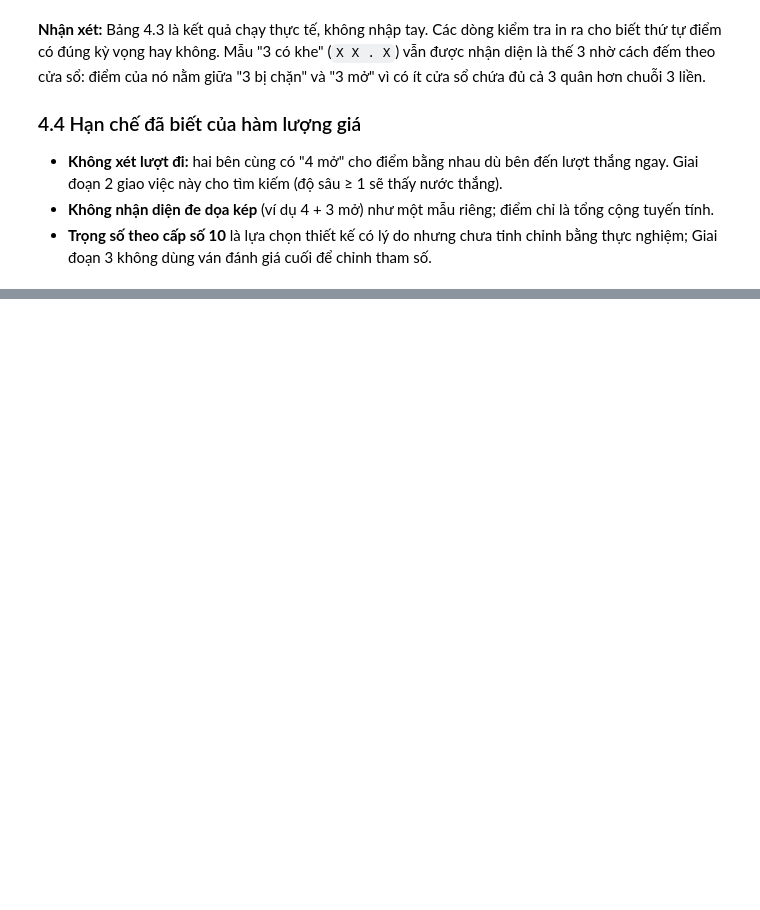
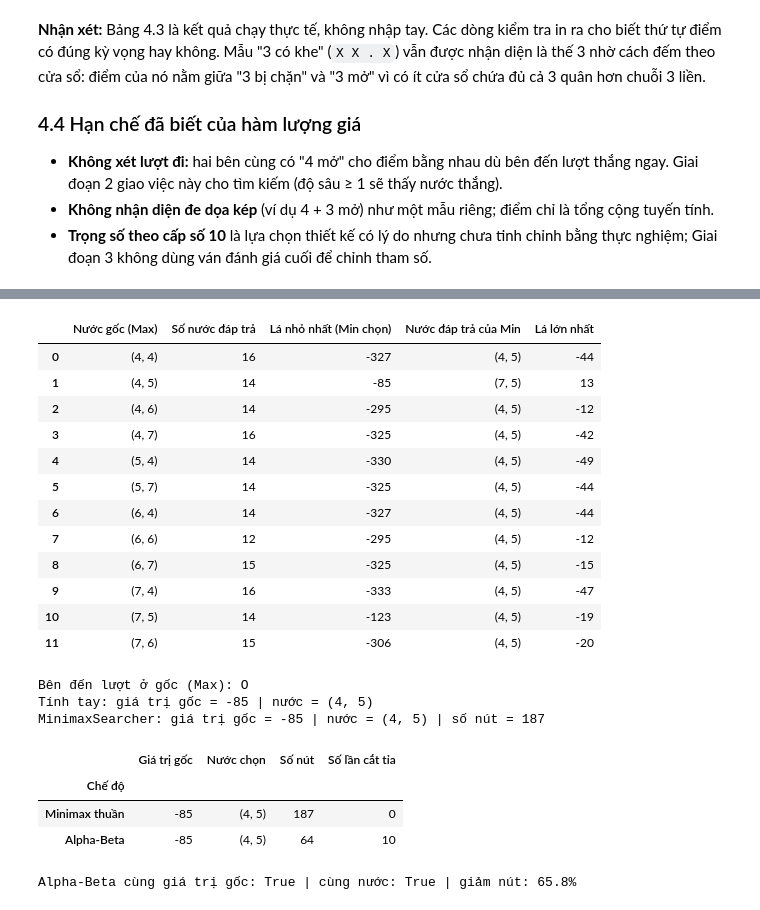
Before and after one commit to 10tothepowerof6/AdvancedAI-Repo, a Jupyter notebook: caro-11x11/notebooks/02_minimax.ipynb, the cells around one changed output, grey strips where cells are left out. Saved outputs shown, nothing was run; the diff lists cells and outputs as text; code cells hidden in the pictures; blank space fills up the shorter version.

```diff
--- a/caro-11x11/notebooks/02_minimax.ipynb
+++ b/caro-11x11/notebooks/02_minimax.ipynb
@@ -425,0 +433,62 @@ có đúng kỳ vọng hay không. Mẫu "3 có khe" (`X X . X`) vẫn được
+# %%
+TREE_MOVES = [(5, 5), (5, 6), (6, 5)]
+TREE_RADIUS, TREE_DEPTH = 1, 2
+
+tree_game = CaroGame()
+for move in TREE_MOVES:
+    tree_game.step(move)
+tree_root = SearchState(tree_game.board, tree_game.current_player)
+root_player = tree_root.current_player
+
+rows, leaf_tables = [], {}
+for action in tree_root.candidates(TREE_RADIUS):
+    child = tree_root.apply(action)
+    leaves = {reply: evaluate(child.apply(reply), root_player) for reply in child.candidates(TREE_RADIUS)}
+    worst_reply = min(leaves, key=leaves.get)
+    leaf_tables[action] = leaves
+    rows.append({'Nước gốc (Max)': action, 'Số nước đáp trả': len(leaves),
+                 'Lá nhỏ nhất (Min chọn)': leaves[worst_reply], 'Nước đáp trả của Min': worst_reply,
+                 'Lá lớn nhất': max(leaves.values())})
+tree_table = pd.DataFrame(rows)
+best_row = tree_table['Lá nhỏ nhất (Min chọn)'].idxmax()
+display(tree_table)
+
+result = MinimaxSearcher(use_alpha_beta=False, move_ordering=False, radius=TREE_RADIUS).search(tree_root, TREE_DEPTH)
+print('Bên đến lượt ở gốc (Max):', 'X' if root_player == X else 'O')
+print('Tính tay: giá trị gốc =', tree_table.loc[best_row, 'Lá nhỏ nhất (Min chọn)'],
+      '| nước =', tree_table.loc[best_row, 'Nước gốc (Max)'])
+print('MinimaxSearcher: giá trị gốc =', result.value, '| nước =', result.action,
+      '| số nút =', result.nodes_visited)
+
+# Đối chứng Alpha-Beta trên cùng cây nhỏ: cùng độ sâu, bán kính, thứ tự xét, không sắp xếp.
+tree_ab = MinimaxSearcher(use_alpha_beta=True, move_ordering=False, radius=TREE_RADIUS).search(tree_root, TREE_DEPTH)
+display(pd.DataFrame([
+    {'Chế độ': 'Minimax thuần', 'Giá trị gốc': result.value, 'Nước chọn': result.action,
+     'Số nút': result.nodes_visited, 'Số lần cắt tỉa': result.pruned_nodes},
+    {'Chế độ': 'Alpha-Beta', 'Giá trị gốc': tree_ab.value, 'Nước chọn': tree_ab.action,
+     'Số nút': tree_ab.nodes_visited, 'Số lần cắt tỉa': tree_ab.pruned_nodes},
+]).set_index('Chế độ'))
+print('Alpha-Beta cùng giá trị gốc:', tree_ab.value == result.value, '| cùng nước:', tree_ab.action == result.action,
+      f'| giảm nút: {100 * (1 - tree_ab.nodes_visited / result.nodes_visited):.1f}%')
+# %% [output]
+|  | Nước gốc (Max) | Số nước đáp trả | Lá nhỏ nhất (Min chọn) | Nước đáp trả của Min | Lá lớn nhất |
+| 0 | (4, 4) | 16 | -327 | (4, 5) | -44 |
+| 1 | (4, 5) | 14 | -85 | (7, 5) | 13 |
+| 2 | (4, 6) | 14 | -295 | (4, 5) | -12 |
+| 3 | (4, 7) | 16 | -325 | (4, 5) | -42 |
+| 4 | (5, 4) | 14 | -330 | (4, 5) | -49 |
+| 5 | (5, 7) | 14 | -325 | (4, 5) | -44 |
+| 6 | (6, 4) | 14 | -327 | (4, 5) | -44 |
+| 7 | (6, 6) | 12 | -295 | (4, 5) | -12 |
+| 8 | (6, 7) | 15 | -325 | (4, 5) | -15 |
+| 9 | (7, 4) | 16 | -333 | (4, 5) | -47 |
+| 10 | (7, 5) | 14 | -123 | (4, 5) | -19 |
+| 11 | (7, 6) | 15 | -306 | (4, 5) | -20 |
+Bên đến lượt ở gốc (Max): O
+Tính tay: giá trị gốc = -85 | nước = (4, 5)
+MinimaxSearcher: giá trị gốc = -85 | nước = (4, 5) | số nút = 187
+|  | Giá trị gốc | Nước chọn | Số nút | Số lần cắt tỉa |
+| Chế độ |  |  |  |  |
+| Minimax thuần | -85 | (4, 5) | 187 | 0 |
+| Alpha-Beta | -85 | (4, 5) | 64 | 10 |
+Alpha-Beta cùng giá trị gốc: True | cùng nước: True | giảm nút: 65.8%
```
Also changed, not shown: parts of 30 cells of this notebook.
